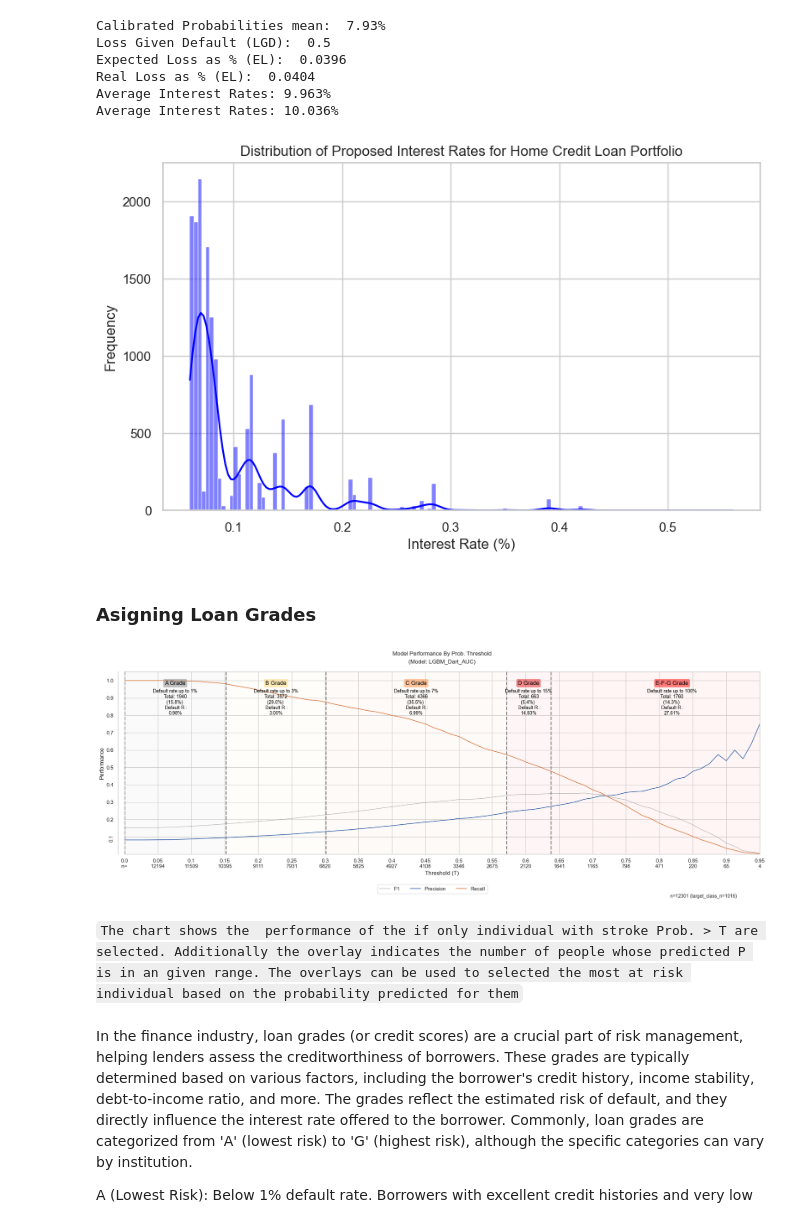
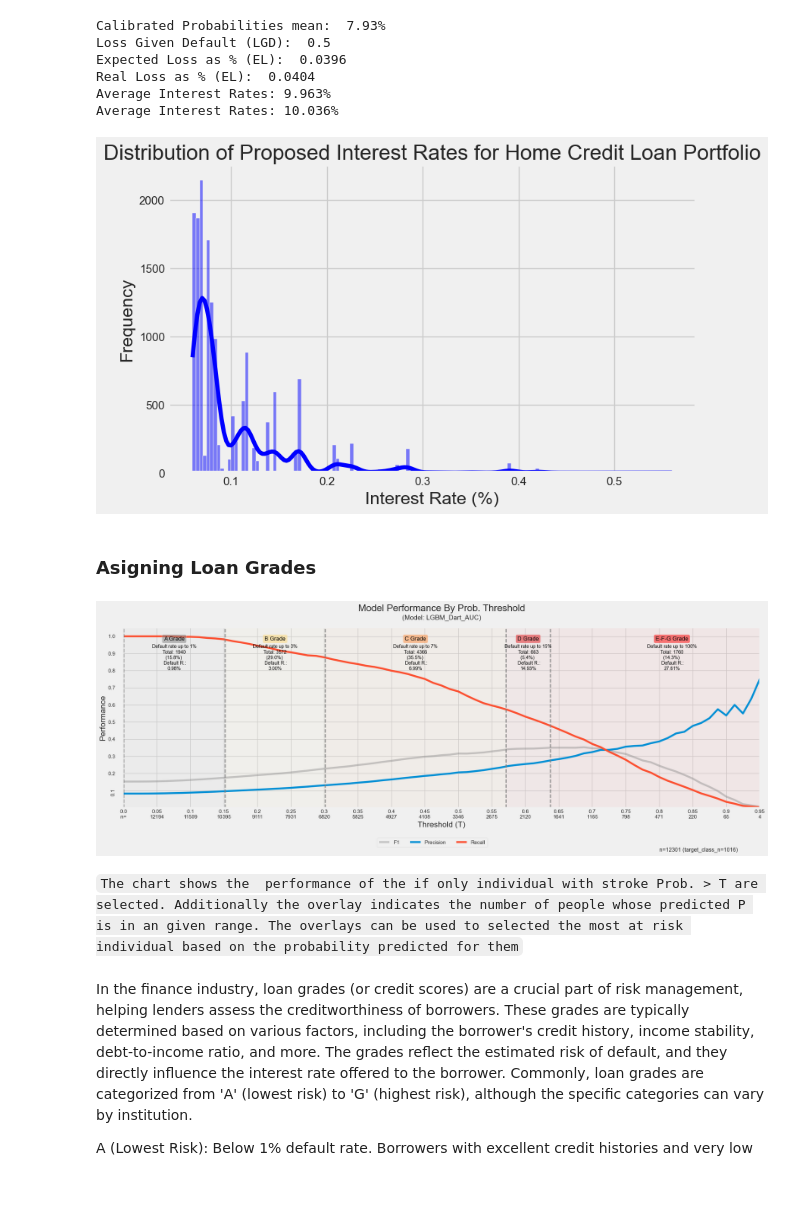
Before and after one commit to qwyt/HomeCreditDefaultRisk, a Jupyter notebook: Notebooks/2.0_Model.ipynb, the cells around one changed output. Cells and saved outputs as stored; diff of their text form; code cells hidden in the pictures; blank space fills up the shorter version.

```diff
--- a/Notebooks/2.0_Model.ipynb
+++ b/Notebooks/2.0_Model.ipynb
@@ -301,15 +301,14 @@ Real Loss as % (EL):  0.0404
 Average Interest Rates: 9.963%
 Average Interest Rates: 10.036%
 # %%
-sns.set(style="whitegrid")
 plt.figure(figsize=(8, 5))
 sns.histplot(interest_rates, kde=True, color="blue")
 plt.title("Distribution of Proposed Interest Rates for Home Credit Loan Portfolio")
 plt.xlabel("Interest Rate (%)")
 plt.ylabel("Frequency")
 plt.show()
 # %% [output]
-[figure, old version]
+[figure, new version]
 # %% [markdown]
 ### Asigning Loan Grades
 # %%
@@ -394,7 +393,7 @@ graph.plot_threshold_metrics_v2(
 )
 display(Markdown(summary_desc))
 # %% [output]
-[figure, old version]
+[figure, new version]
 `The chart shows the  performance of the if only individual with stroke Prob. > T are selected. Additionally the overlay indicates the number of people whose predicted P is in an given range. The overlays can be used to selected the most at risk individual based on the probability predicted for them`
 # %% [markdown]
 In the finance industry, loan grades (or credit scores) are a crucial part of risk management, helping lenders assess the creditworthiness of borrowers. These grades are typically determined based on various factors, including the borrower's credit history, income stability, debt-to-income ratio, and more. The grades reflect the estimated risk of default, and they directly influence the interest rate offered to the borrower. Commonly, loan grades are categorized from 'A' (lowest risk) to 'G' (highest risk), although the specific categories can vary by institution.
```
Also changed, not shown: parts of 3 cells of this notebook.
